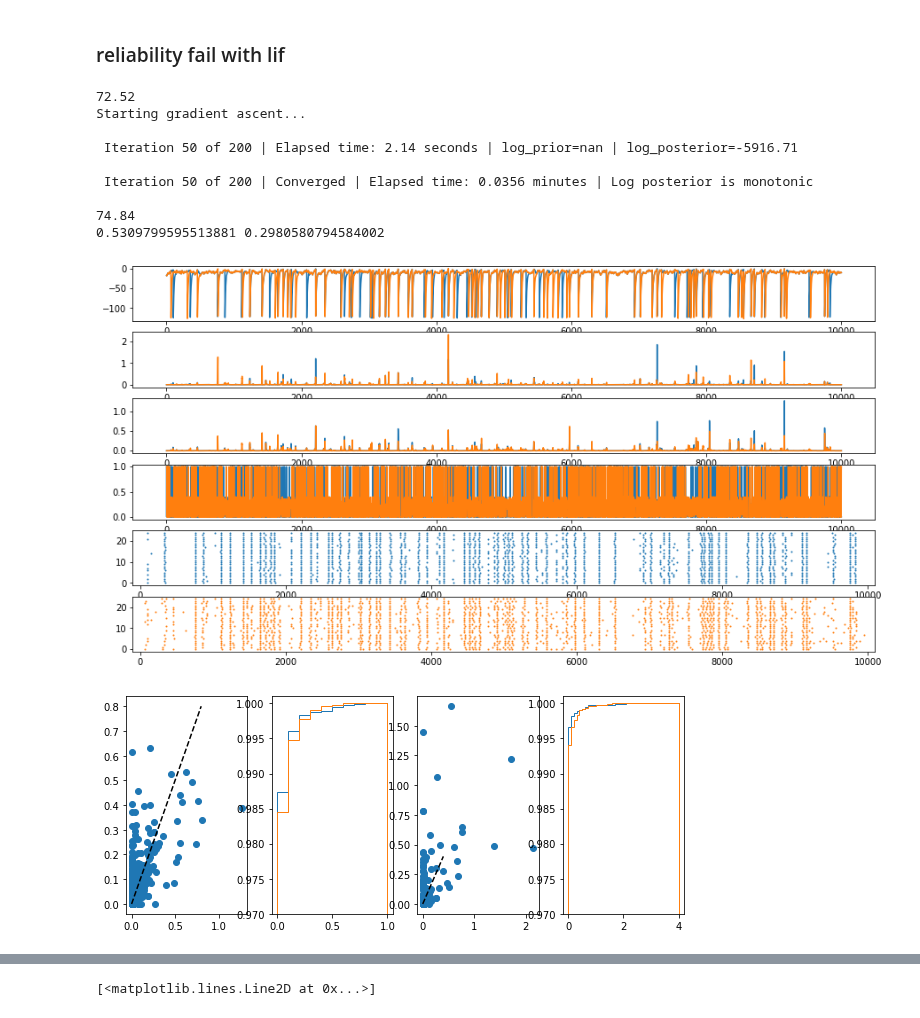
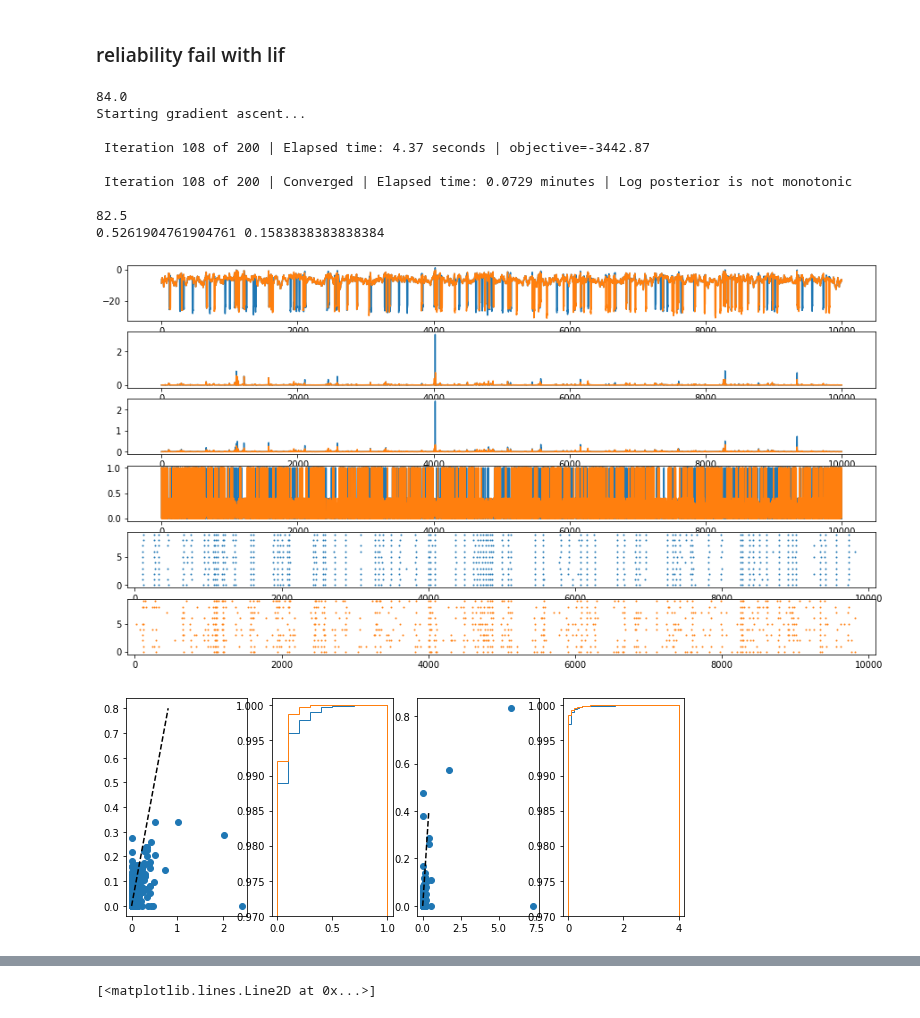
Before and after one commit to diegoarri91/mmd-glm, a Jupyter notebook: cool_stuff/fails.ipynb, the cells around one changed output, grey strips where cells are left out. Drawn from its saved outputs; the diff is of its cells as text; code cells hidden in the pictures.

```diff
--- a/cool_stuff/fails.ipynb
+++ b/cool_stuff/fails.ipynb
@@ -321,38 +360,36 @@ plt.hist(isi_fr)
 # %% [markdown]
 ### reliability fail with lif
 # %%
-from icglm.models.glm import GLM
-
 np.random.seed(0)
-
-ker = KernelFun.exponential([10], coefs=[7])
 
 dt = 1
 t = np.arange(0, 10000, 1)
 lif = LIF(tau=50, R=1e0, vr=-65, vt=-54, vrst=-60, tref=7)
 
 r = 1
-n = 25
+n = 10
 cov = np.ones((n, n)) * r
 cov[np.diag_indices(n)] = 1
 # stim = MultivariateOUProcess(mu=10, cov=cov, tau=3).sample(t, shape=(n,))
-stim = OUProcess(mu=10, sd=10, tau=3).sample(t, shape=(1,))
+stim = OUProcess(mu=10, sd=10, tau=10).sample(t, shape=(1,))
 stim = np.stack([stim[:, 0]] * n, 1)
 
-v, mask_spikes = lif.sample(-65, t, stim, sigma=0.5)
+v, mask_spikes = lif.sample(-65, t, stim, sigma=0.75)
 
-st_te = SpikeTrain(t, mask_spikes)
+mask_spikes_te = mask_spikes.copy()
+st_te = SpikeTrain(t, mask_spikes_te)
 
-print(np.mean(np.sum(mask_spikes, 0)))
+print(np.mean(np.sum(mask_spikes_te, 0)))
 
-tbins = np.arange(0, 250, 10)
-glm_fit = GLM(u0=4, kappa=KernelRect(tbins, coefs=1e-3 * np.exp(-tbins[:-1] / 50)),
-              eta=KernelFun.exponential([10], coefs=[7]))
+tbins_kappa = np.array([0, 2, 4, 8, 16, 32, 64, 128, 256])
+tbins_eta = np.array([0, 7, 14])
+glm_fit = GLM(u0=-8, kappa=KernelRect(tbins_kappa, coefs=1e-3 * np.exp(-tbins_kappa[:-1] / 10)),
+              eta=KernelRect(tbins_eta, coefs=-10 * np.exp(-tbins_eta[:-1] / 50)))
 
-glm_fit.fit(t, stim, mask_spikes, verbose=True)
+glm_fit.fit(t, mask_spikes_te, stim=stim, verbose=True)
 
-u_fr, r_fr, mask_spikes_fr = glm_fit.sample(t, stim)
-u_te, r_te = glm_fit.simulate_subthreshold(t, stim, mask_spikes)
+u_fr, r_fr, mask_spikes_fr = glm_fit.sample(t, stim=stim)
+u_te, r_te = glm_fit.sample_conditioned(t, mask_spikes_te, stim=stim)
 st_fr = SpikeTrain(t, mask_spikes_fr)
 
 print(np.mean(np.sum(mask_spikes_fr, 0)))
@@ -404,6 +441,10 @@ fr_dist_fr = np.sum(mask_spikes_fr, 0)
 ker1, ker2 = KernelRect.kistler_kernels(2, 1)
 print(st_te.reliability(ker1, ker2), st_fr.reliability(ker1, ker2))
 
+np.savez('reliability', glm_u0=glm_fit.u0, glm_tbins_kappa=glm_fit.kappa.tbins, glm_coefs_kappa=glm_fit.kappa.coefs,
+         glm_tbins_eta=glm_fit.eta.tbins, glm_coefs_eta=glm_fit.eta.coefs, t=t, mask_spikes_te=mask_spikes_te, stim=stim,
+         mask_spikes_fr=mask_spikes_fr, u_te=u_te, u_fr=u_fr, r_te=r_te, r_fr=r_fr)
+
 # r1, r2 = 8, 2
 # fig = plt.figure(figsize=(10, 4))
 # ax1 = plt.subplot2grid((2, r1 + r2), (0, 0), colspan=r1)
@@ -411,37 +452,37 @@ print(st_te.reliability(ker1, ker2), st_fr.reliability(ker1, ker2))
 # ax3 = plt.subplot2grid((2, r1 + r2), (0, r1), colspan=r2)
 # ax4 = plt.subplot2grid((2, r1 + r2), (1, r1), colspan=r2)
 # ti = np.arange(0, 100, .1)
 # eta_vals = glm_fit.eta.interpolate(ti)
 # ax3.plot(ti, np.exp(-eta_vals))
 # ax3.set_title('post-spike filter')
 # # glm_fit.eta.plot(ax=ax3, exp_values=True)
 # st_te.plot(ax=ax1, ms=1)
 # st_fr.plot(ax=ax2, ms=1, color='C1')
 # ax1.set_yticks([])
 # ax2.set_yticks([])
 # ax2.set_xlabel('time (ms)')
 # ax1.set_ylabel('data')
 # ax2.set_ylabel('GLM')
 
 # ax3.set_ylabel('gain')
 # ax3.set_xlabel('time (ms)')
 # bins = np.arange(0, 1000, 5)
 # ax4.hist(fr_dist_te, alpha=0.5, density=False, bins=bins)
 # ax4.hist(fr_dist_fr, alpha=0.5, density=False, bins=bins)
 # ax4.set_xlabel('# spikes')
 # # ax4.set_ylabel('p(# spikes)'); ax4.set_ylim(0, 0.04)
 # ax4.set_ylabel('counts')
 # fig.tight_layout()
 # # fig.savefig('/home/diego/Dropbox/generative_glm/figures/r.pdf', bbox_inches='tight', transparent=True)
 # %% [output]
-72.52
+84.0
 Starting gradient ascent...
 
- Iteration 50 of 200 | Elapsed time: 2.14 seconds | log_prior=nan | log_posterior=-5916.71
+ Iteration 108 of 200 | Elapsed time: 4.37 seconds | objective=-3442.87
 
- Iteration 50 of 200 | Converged | Elapsed time: 0.0356 minutes | Log posterior is monotonic
+ Iteration 108 of 200 | Converged | Elapsed time: 0.0729 minutes | Log posterior is not monotonic
 
-74.84
-0.5309799595513881 0.2980580794584002
+82.5
+0.5261904761904761 0.1583838383838384
-[figure, old version]
+[figure, new version]
-[figure, old version]
+[figure, new version]
```
Also changed, not shown: parts of 7 cells of this notebook, 8 other files.
